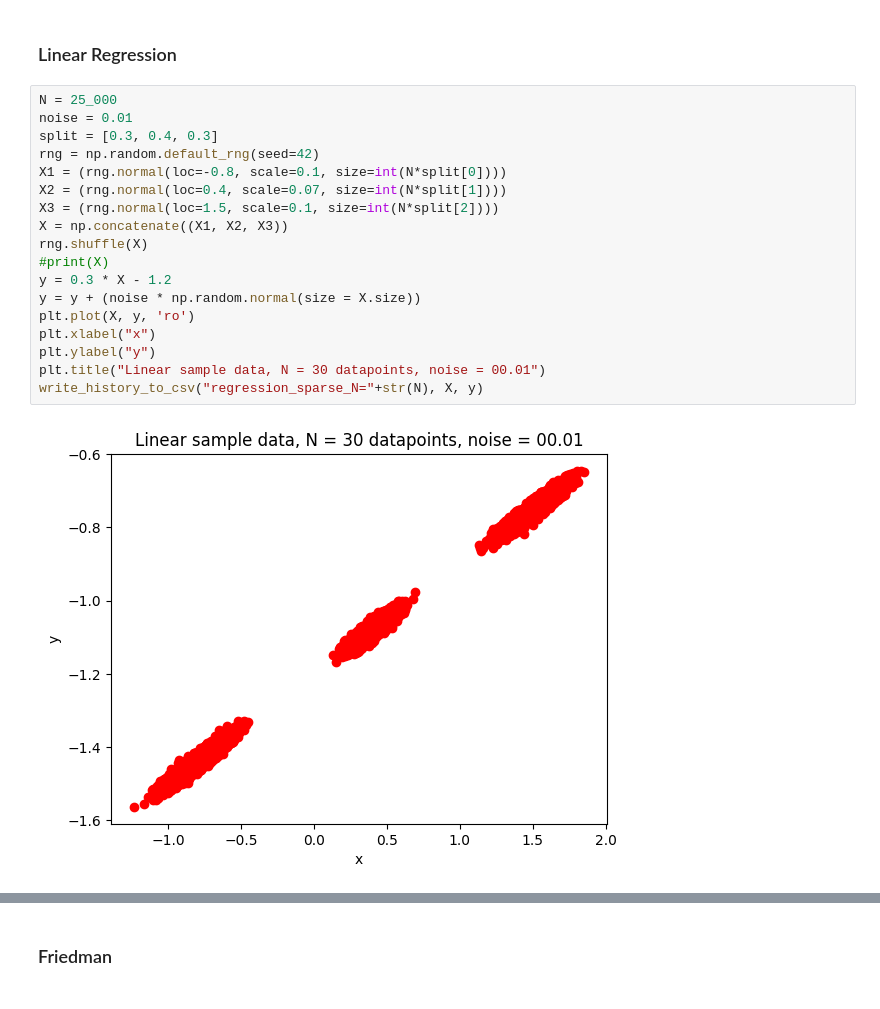
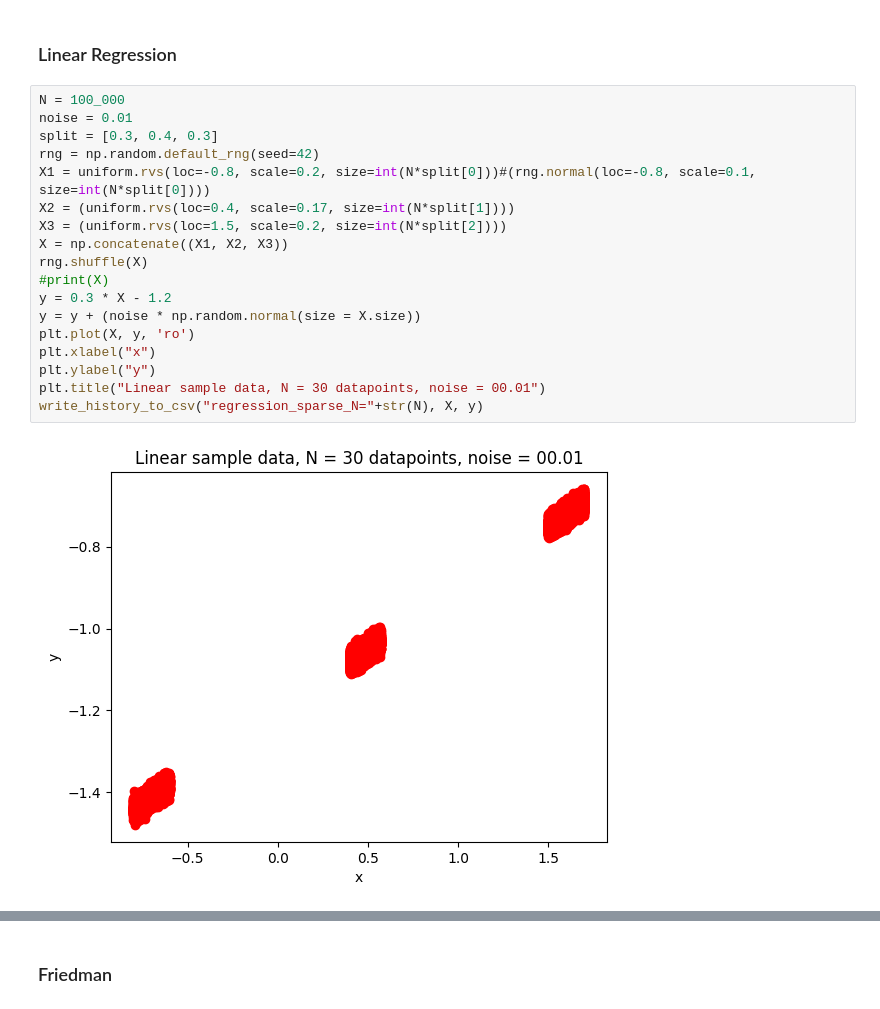
Before and after one commit to shanethomaswilliams/gp_vs_sngp, a Jupyter notebook: dataset.ipynb, the cells around one changed output, grey strips where cells are left out. Saved outputs shown, nothing was run; the diff lists cells and outputs as text.

```diff
--- a/dataset.ipynb
+++ b/dataset.ipynb
@@ -128,23 +233,23 @@ write_history_to_csv_multivar(fileName, X, y)
 # %% [markdown]
 ### Linear Regression
 # %%
-N = 25_000
+N = 100_000
 noise = 0.01
 split = [0.3, 0.4, 0.3]
 rng = np.random.default_rng(seed=42)
-X1 = (rng.normal(loc=-0.8, scale=0.1, size=int(N*split[0])))
-X2 = (rng.normal(loc=0.4, scale=0.07, size=int(N*split[1])))
-X3 = (rng.normal(loc=1.5, scale=0.1, size=int(N*split[2])))
+X1 = uniform.rvs(loc=-0.8, scale=0.2, size=int(N*split[0]))#(rng.normal(loc=-0.8, scale=0.1, size=int(N*split[0])))
+X2 = (uniform.rvs(loc=0.4, scale=0.17, size=int(N*split[1])))
+X3 = (uniform.rvs(loc=1.5, scale=0.2, size=int(N*split[2])))
 X = np.concatenate((X1, X2, X3))
 rng.shuffle(X)
 #print(X)
 y = 0.3 * X - 1.2
 y = y + (noise * np.random.normal(size = X.size))
 plt.plot(X, y, 'ro')
 plt.xlabel("x")
 plt.ylabel("y")
 plt.title("Linear sample data, N = 30 datapoints, noise = 00.01")
 write_history_to_csv("regression_sparse_N="+str(N), X, y)
 # %% [output]
-[figure, old version]
+[figure, new version]
 # %%
```
Also changed, not shown: parts of 14 cells of this notebook.
